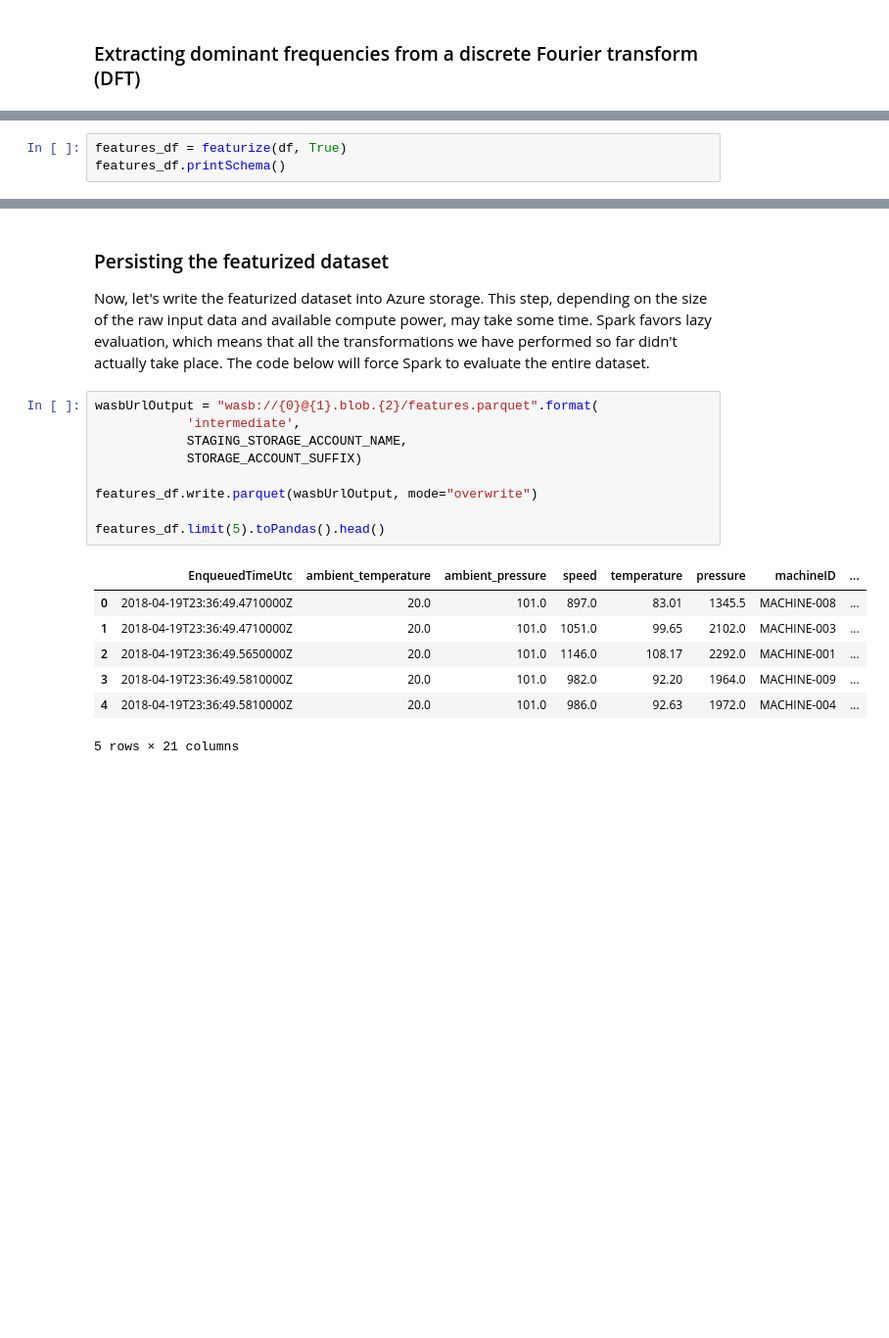
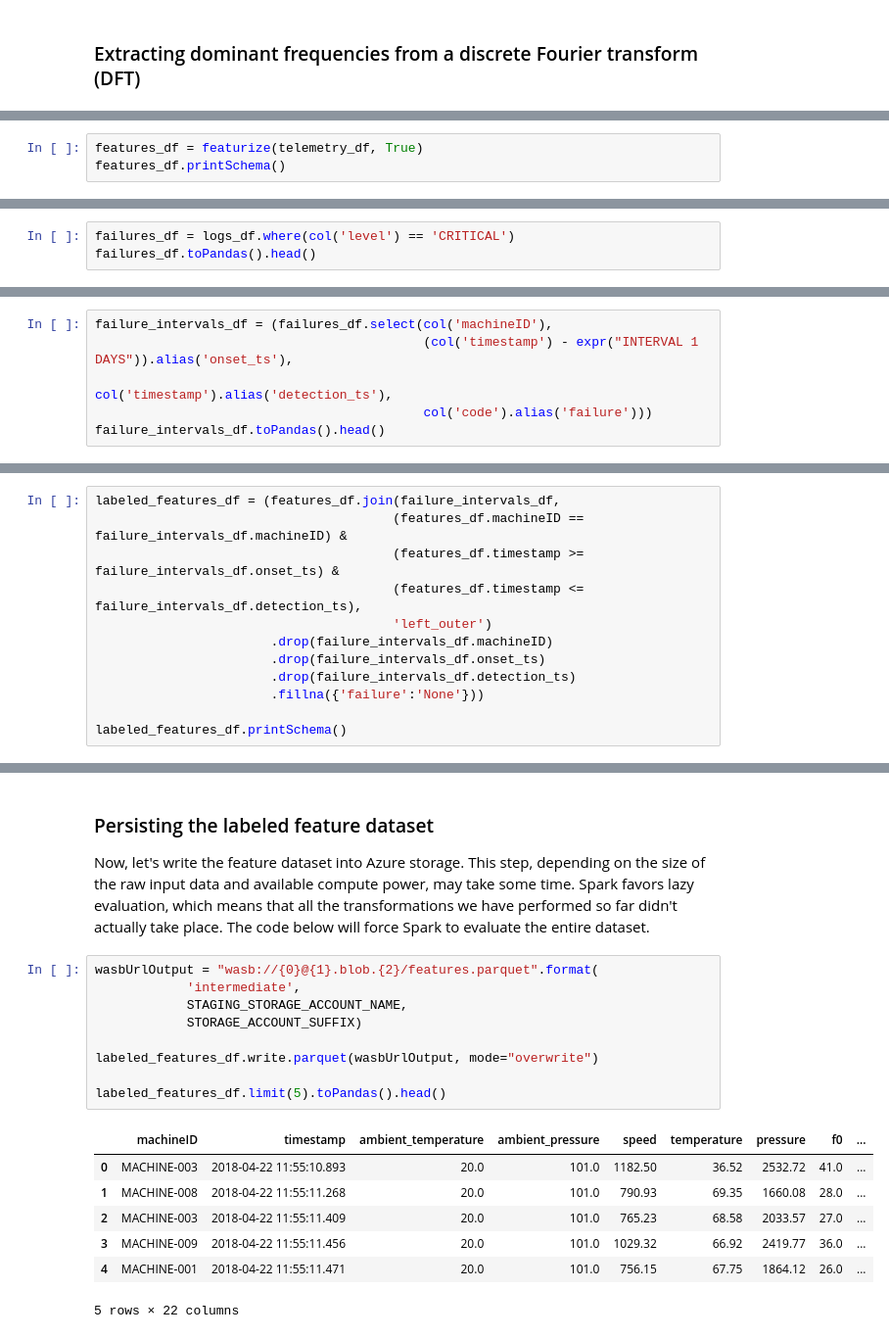
Before and after one commit to Azure/AI-PredictiveMaintenance, a Jupyter notebook: src/AML/Notebooks/FeatureEngineering.ipynb, the cells around one changed output, grey strips where cells are left out. Shown at 98% size. Cells and saved outputs as stored; diff of their text form; blank space fills up the shorter version.

```diff
--- a/src/AML/Notebooks/FeatureEngineering.ipynb
+++ b/src/AML/Notebooks/FeatureEngineering.ipynb
@@ -267,5 +314,5 @@ Overwriting /mnt/azureml-share/featurization.py
 # %%
-features_df = featurize(df, True)
+features_df = featurize(telemetry_df, True)
 features_df.printSchema()
 # %% [output]
 root
@@ -287,0 +337,3 @@ root
+# %%
+failures_df = logs_df.where(col('level') == 'CRITICAL')
+failures_df.toPandas().head()
@@ -287,0 +344,6 @@ root
+# %%
+failure_intervals_df = (failures_df.select(col('machineID'),
+                                           (col('timestamp') - expr("INTERVAL 1 DAYS")).alias('onset_ts'),
+                                           col('timestamp').alias('detection_ts'),
+                                           col('code').alias('failure')))
+failure_intervals_df.toPandas().head()
@@ -287,0 +354,12 @@ root
+# %%
+labeled_features_df = (features_df.join(failure_intervals_df,
+                                       (features_df.machineID == failure_intervals_df.machineID) &
+                                       (features_df.timestamp >= failure_intervals_df.onset_ts) &
+                                       (features_df.timestamp <= failure_intervals_df.detection_ts),
+                                       'left_outer')
+                       .drop(failure_intervals_df.machineID)
+                       .drop(failure_intervals_df.onset_ts)
+                       .drop(failure_intervals_df.detection_ts)
+                       .fillna({'failure':'None'}))
+
+labeled_features_df.printSchema()
@@ -288,24 +384,24 @@ root
 # %% [markdown]
-### Persisting the featurized dataset
+### Persisting the labeled feature dataset
 
-Now, let's write the featurized dataset into Azure storage. This step, depending on the size of the raw input data and available compute power, may take some time. Spark favors lazy evaluation, which means that all the transformations we have performed so far didn't actually take place. The code below will force Spark to evaluate the entire dataset.
+Now, let's write the feature dataset into Azure storage. This step, depending on the size of the raw input data and available compute power, may take some time. Spark favors lazy evaluation, which means that all the transformations we have performed so far didn't actually take place. The code below will force Spark to evaluate the entire dataset.
 # %%
 wasbUrlOutput = "wasb://{0}@{1}.blob.{2}/features.parquet".format(
             'intermediate',
             STAGING_STORAGE_ACCOUNT_NAME,
             STORAGE_ACCOUNT_SUFFIX)
 
-features_df.write.parquet(wasbUrlOutput, mode="overwrite")
+labeled_features_df.write.parquet(wasbUrlOutput, mode="overwrite")
 
-features_df.limit(5).toPandas().head()
+labeled_features_df.limit(5).toPandas().head()
 # %% [output]
-|  | EnqueuedTimeUtc | ambient_temperature | ambient_pressure | speed | temperature | pressure | machineID | ... |
-| 0 | 2018-04-19T23:36:49.4710000Z | 20.0 | 101.0 | 897.0 | 83.01 | 1345.5 | MACHINE-008 | ... |
-| 1 | 2018-04-19T23:36:49.4710000Z | 20.0 | 101.0 | 1051.0 | 99.65 | 2102.0 | MACHINE-003 | ... |
-| 2 | 2018-04-19T23:36:49.5650000Z | 20.0 | 101.0 | 1146.0 | 108.17 | 2292.0 | MACHINE-001 | ... |
-| 3 | 2018-04-19T23:36:49.5810000Z | 20.0 | 101.0 | 982.0 | 92.20 | 1964.0 | MACHINE-009 | ... |
-| 4 | 2018-04-19T23:36:49.5810000Z | 20.0 | 101.0 | 986.0 | 92.63 | 1972.0 | MACHINE-004 | ... |
+|  | machineID | timestamp | ambient_temperature | ambient_pressure | speed | temperature | pressure | f0 | ... |
+| 0 | MACHINE-003 | 2018-04-22 11:55:10.893 | 20.0 | 101.0 | 1182.50 | 36.52 | 2532.72 | 41.0 | ... |
+| 1 | MACHINE-008 | 2018-04-22 11:55:11.268 | 20.0 | 101.0 | 790.93 | 69.35 | 1660.08 | 28.0 | ... |
+| 2 | MACHINE-003 | 2018-04-22 11:55:11.409 | 20.0 | 101.0 | 765.23 | 68.58 | 2033.57 | 27.0 | ... |
+| 3 | MACHINE-009 | 2018-04-22 11:55:11.456 | 20.0 | 101.0 | 1029.32 | 66.92 | 2419.77 | 36.0 | ... |
+| 4 | MACHINE-001 | 2018-04-22 11:55:11.471 | 20.0 | 101.0 | 756.15 | 67.75 | 1864.12 | 26.0 | ... |
-5 rows × 21 columns
+5 rows × 22 columns
 # %% [markdown]
 ## References
 <a name="ref_1"></a>1.  [Big Data: Week 3 Video 3 - Feature Engineering](https://www.youtube.com/watch?v=drUToKxEAUA). youtube.com.
```
Also changed, not shown: parts of 22 cells of this notebook, 8 other files.
